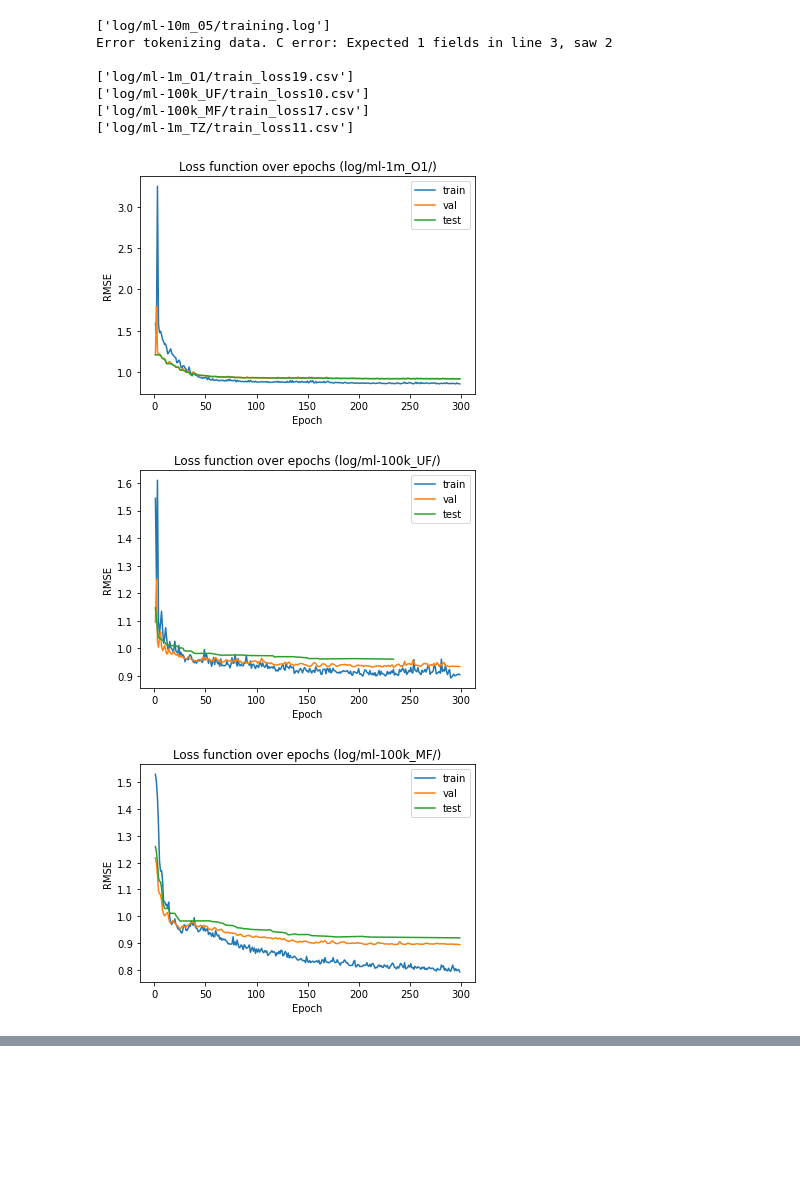
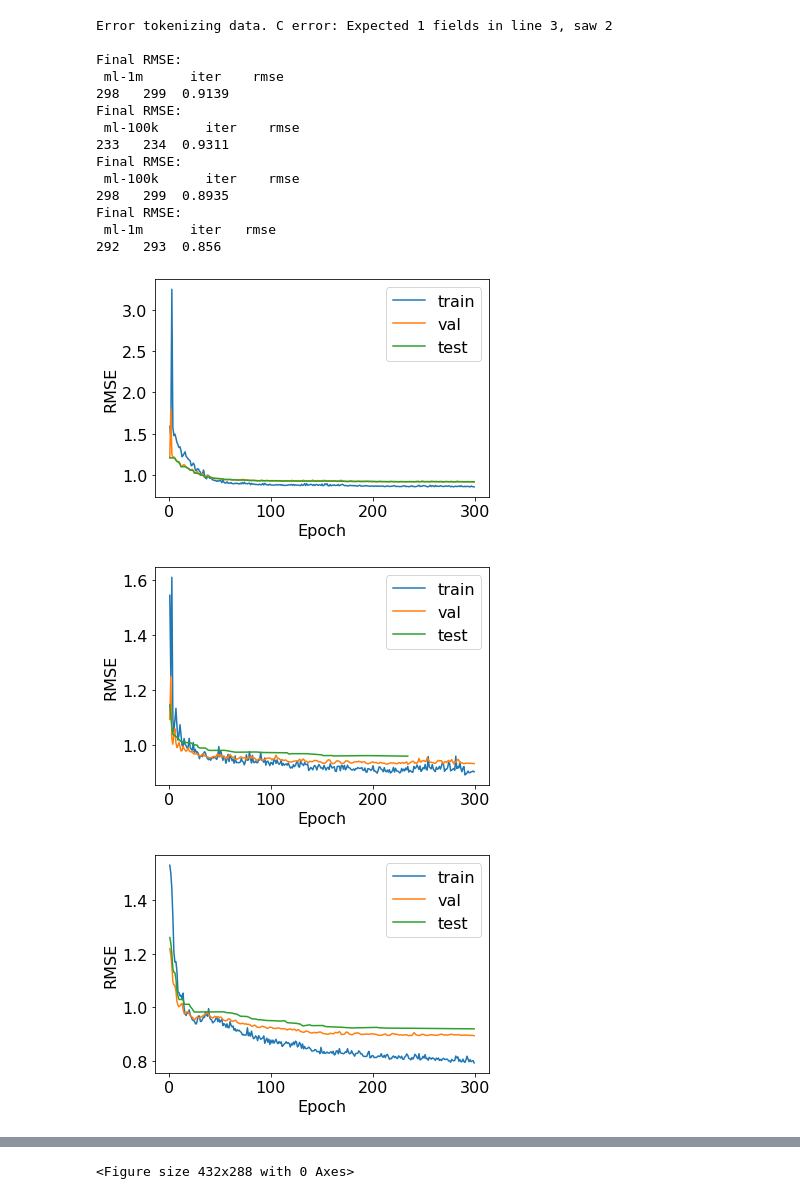
Before and after one commit to tobiasweede/rs-via-gnn, a Jupyter notebook: 02_gcmc/gcmc-ml/movielens_gnn_training_visualization.ipynb, the cells around one changed output, grey strips where cells are left out. Cells and saved outputs as stored; diff of their text form; code cells hidden in the pictures; blank space fills up the shorter version.

```diff
--- a/02_gcmc/gcmc-ml/movielens_gnn_training_visualization.ipynb
+++ b/02_gcmc/gcmc-ml/movielens_gnn_training_visualization.ipynb
@@ -3,37 +3,57 @@ import os
 import pandas as pd
 import matplotlib.pyplot as plt
 from glob import glob
+import re
+
+figure_path = '/home/weiss/git/thesis/doc/figures/'
 # %%
 dirs = next(os.walk('log'))[1]
 dirs = ['log/' + d + '/' for d in dirs]
 
 for d in dirs:
     try:
-        print(glob( d + 'train*'))
+        #print(glob( d + 'train*'))
         train_loss = pd.read_csv(glob( d + 'train*')[0])
         val_loss = pd.read_csv(glob( d + 'val*')[0])
         test_loss = pd.read_csv(glob( d + 'test*')[0])
 
+        model_name = re.findall(r"log/(.*)_.*", d)[0]
+
+        plt.rcParams['font.size'] = 16
+        plt.rcParams['axes.labelsize'] = 16
+        plt.rcParams['xtick.labelsize'] = 16
+        plt.rcParams['ytick.labelsize'] = 16
+        plt.rcParams['legend.fontsize'] = 16
         plt.plot('iter', 'rmse', data=train_loss, label='train')
         plt.plot('iter', 'rmse', data=val_loss, label='val')
         plt.plot('iter', 'rmse', data=test_loss, label='test')
 
-        plt.title(f"Loss function over epochs ({d})")
+        #plt.title(f"Loss function over epochs ({model_name})")
         plt.xlabel("Epoch")
         plt.ylabel("RMSE")
         plt.legend()
 
         plt.show()
+        print('Final RMSE:\n', model_name, val_loss[val_loss['rmse'] == val_loss['rmse'].min()])
+        plt.savefig(figure_path + '/ml-' + model_name + '-loss.png', dpi=300, bbox_inches='tight')
+
     except Exception as e:
         print(e)
 # %% [output]
-['log/ml-10m_05/training.log']
 Error tokenizing data. C error: Expected 1 fields in line 3, saw 2
 
-['log/ml-1m_O1/train_loss19.csv']
-['log/ml-100k_UF/train_loss10.csv']
-['log/ml-100k_MF/train_loss17.csv']
-['log/ml-1m_TZ/train_loss11.csv']
+Final RMSE:
+ ml-1m      iter    rmse
+298   299  0.9139
+Final RMSE:
+ ml-100k      iter    rmse
+233   234  0.9311
+Final RMSE:
+ ml-100k      iter    rmse
+298   299  0.8935
+Final RMSE:
+ ml-1m      iter   rmse
+292   293  0.856
-[figure, old version]
+[figure, new version]
-[figure, old version]
+[figure, new version]
-[figure, old version]
+[figure, new version]
@@ -40,0 +61 @@ Error tokenizing data. C error: Expected 1 fields in line 3, saw 2
+<Figure size 432x288 with 0 Axes>
```
Also changed, not shown: parts of 1 cell of this notebook, 6 other files.
